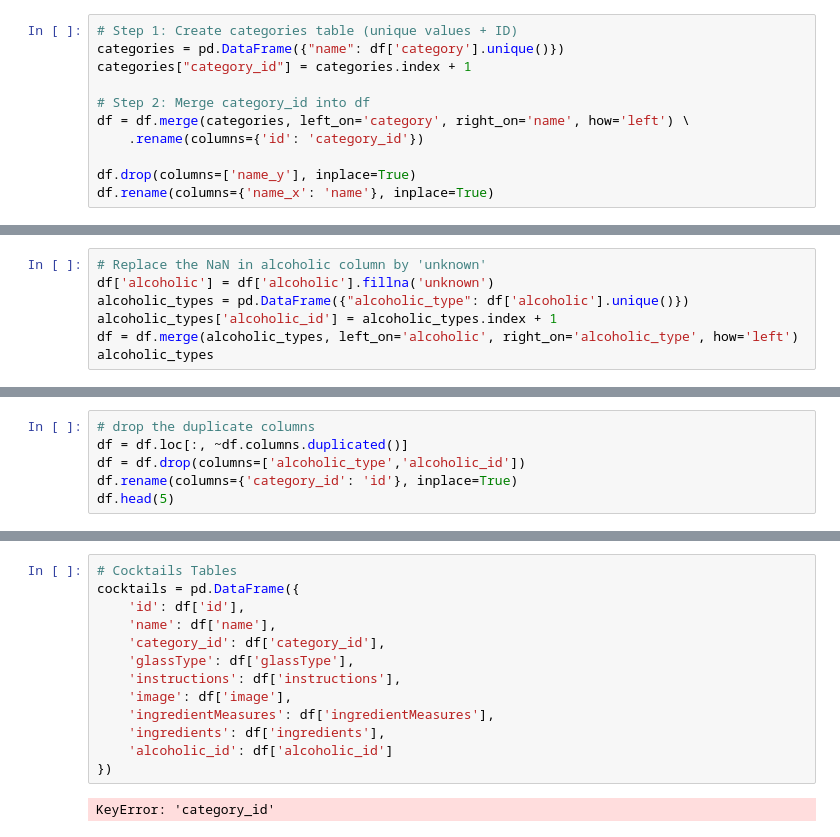
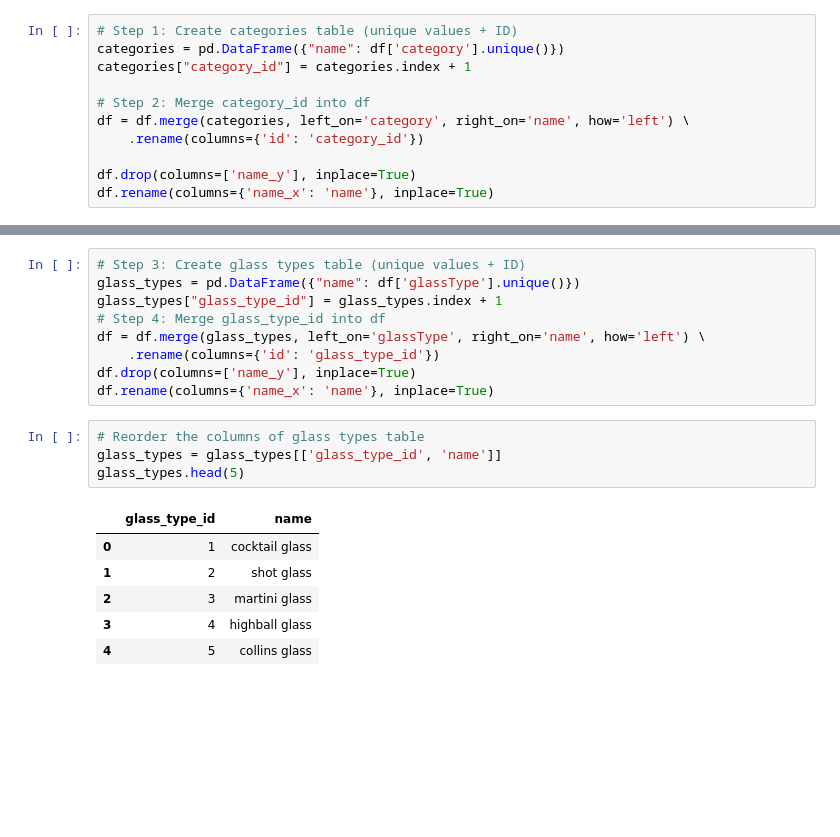
Before and after one commit to lethanhdatphumy/Cocktail-Recommendation-System, a Jupyter notebook: notebooks/03-normalization.ipynb, the cells around one changed output, grey strips where cells are left out. Cells and saved outputs as stored; diff of their text form; blank space fills up the shorter version.

```diff
--- a/notebooks/03-normalization.ipynb
+++ b/notebooks/03-normalization.ipynb
@@ -40,10 +43,3 @@ df.head(5)
 | 2 | 2 | Ace | 1.0 | cocktail | martini glass | Shake all the ingredients in a co... | https://www.thecocktaildb.com/ima... | ['gin', 'grenadine', 'heavy cream... | ... |
 | 3 | 3 | ACID | 1.0 | shot | shot glass | Poor in the 151 first followed by... | https://www.thecocktaildb.com/ima... | ['151 proof rum', 'wild turkey'] | ... |
 | 4 | 4 | Adam | 1.0 | ordinary drink | cocktail glass | In a shaker half-filled with ice ... | https://www.thecocktaildb.com/ima... | ['dark rum', 'lemon juice', 'gren... | ... |
-# %%
-# Replace the NaN in alcoholic column by 'unknown'
-df['alcoholic'] = df['alcoholic'].fillna('unknown')
-alcoholic_types = pd.DataFrame({"alcoholic_type": df['alcoholic'].unique()})
-alcoholic_types['alcoholic_id'] = alcoholic_types.index + 1
-df = df.merge(alcoholic_types, left_on='alcoholic', right_on='alcoholic_type', how='left')
-alcoholic_types
@@ -67,6 +45,0 @@ ingredients.head(5)
-# %%
-# drop the duplicate columns
-df = df.loc[:, ~df.columns.duplicated()]
-df = df.drop(columns=['alcoholic_type','alcoholic_id'])
-df.rename(columns={'category_id': 'id'}, inplace=True)
-df.head(5)
@@ -80,15 +46,20 @@ df.head(5)
-# %%
-# Cocktails Tables
-cocktails = pd.DataFrame({
-    'id': df['id'],
-    'name': df['name'],
-    'category_id': df['category_id'],
-    'glassType': df['glassType'],
-    'instructions': df['instructions'],
-    'image': df['image'],
-    'ingredientMeasures': df['ingredientMeasures'],
-    'ingredients': df['ingredients'],
-    'alcoholic_id': df['alcoholic_id']
-})
-# %% [output]
-KeyError: 'category_id'
+# %%
+# Step 3: Create glass types table (unique values + ID)
+glass_types = pd.DataFrame({"name": df['glassType'].unique()})
+glass_types["glass_type_id"] = glass_types.index + 1
+# Step 4: Merge glass_type_id into df
+df = df.merge(glass_types, left_on='glassType', right_on='name', how='left') \
+    .rename(columns={'id': 'glass_type_id'})
+df.drop(columns=['name_y'], inplace=True)
+df.rename(columns={'name_x': 'name'}, inplace=True)
+# %%
+# Reorder the columns of glass types table
+glass_types = glass_types[['glass_type_id', 'name']]
+glass_types.head(5)
+# %% [output]
+|  | glass_type_id | name |
+| 0 | 1 | cocktail glass |
+| 1 | 2 | shot glass |
+| 2 | 3 | martini glass |
+| 3 | 4 | highball glass |
+| 4 | 5 | collins glass |
```
Also changed, not shown: parts of 22 cells of this notebook, 4 other files.
